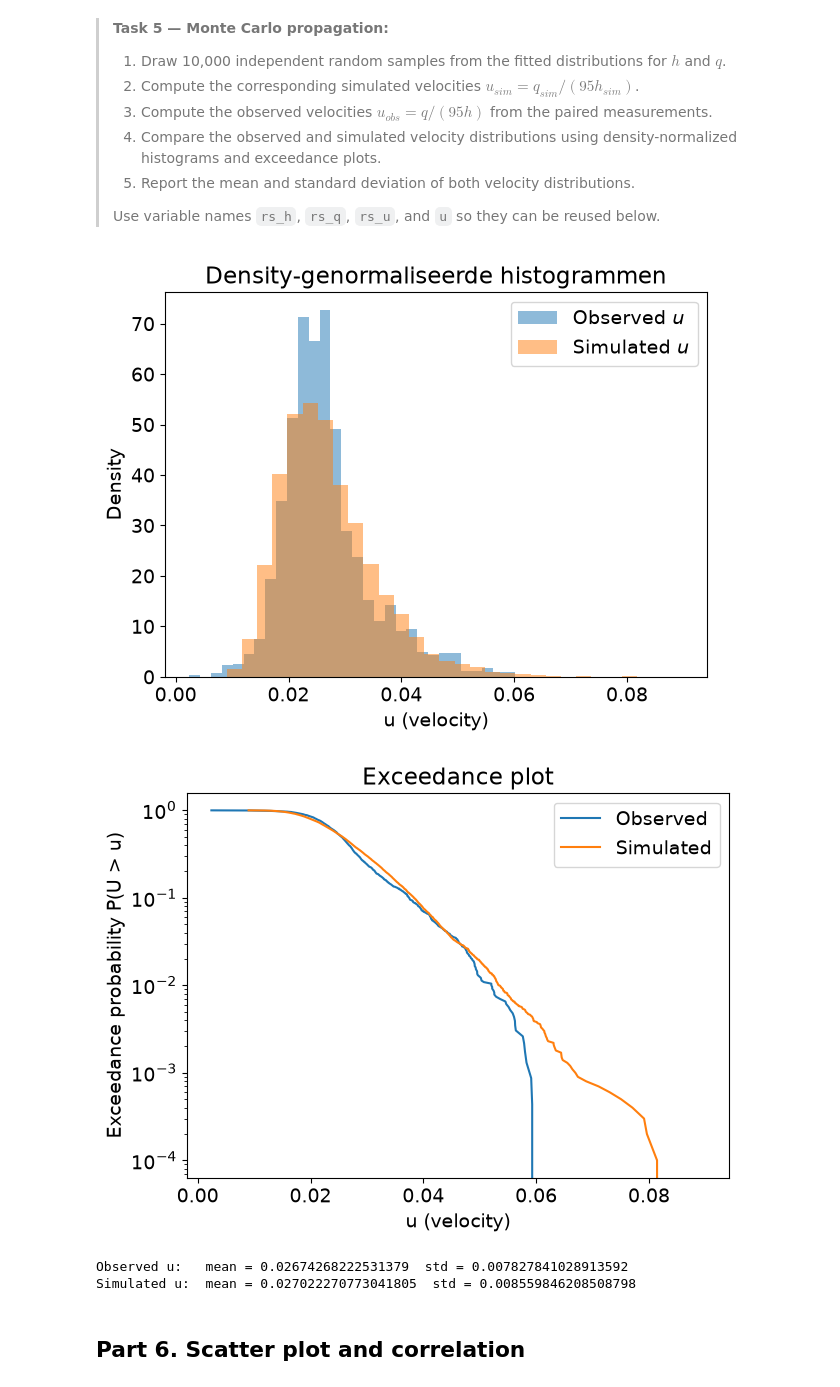
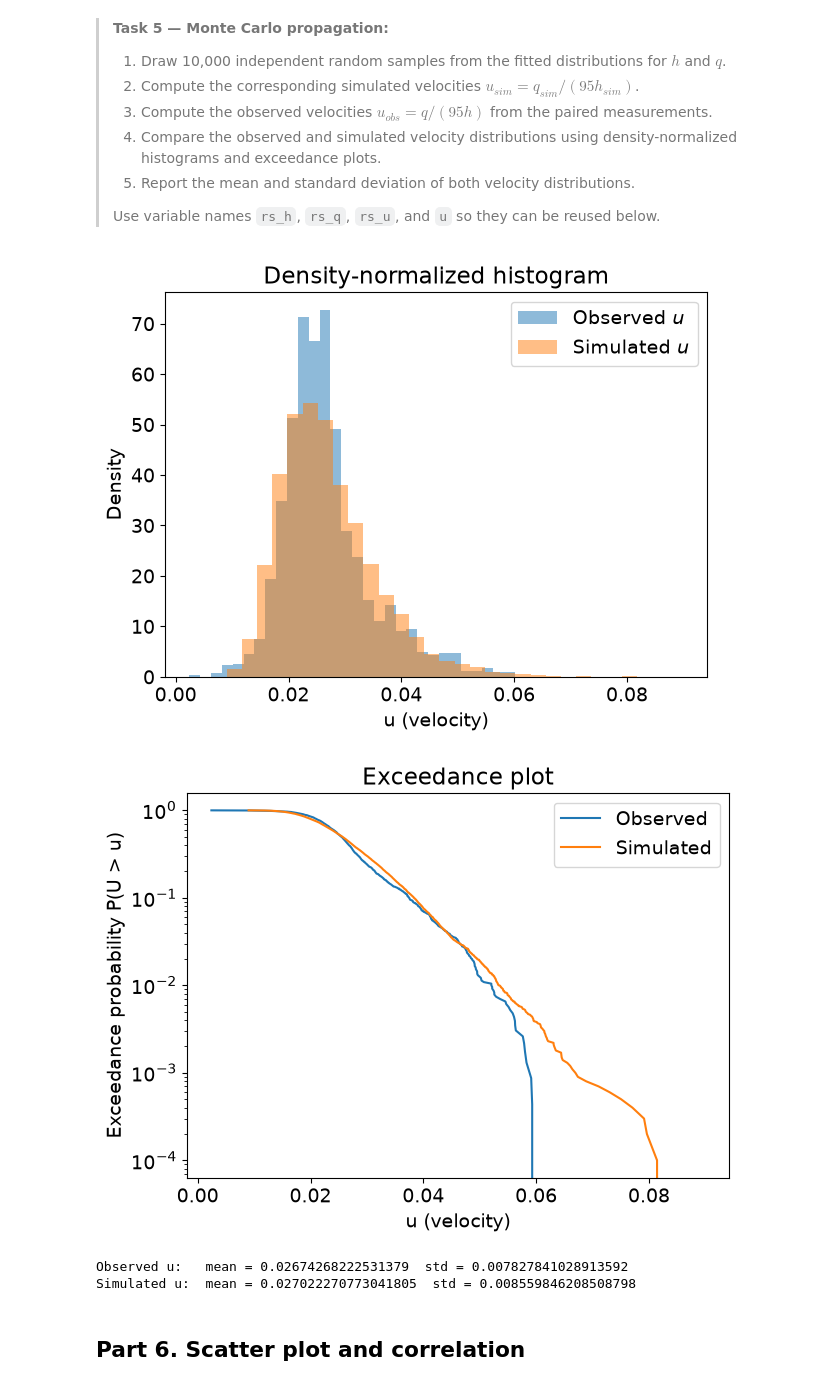
Before and after one commit to fanny200000/GA1.4, a Jupyter notebook: GA_1.4.ipynb, the cells around one changed output. Saved outputs shown, nothing was run; the diff lists cells and outputs as text; code cells hidden in the pictures.

```diff
--- a/GA_1.4.ipynb
+++ b/GA_1.4.ipynb
@@ -312,40 +312,40 @@ rs_u = rs_q / (95 * rs_h)
 
 u = q / (95 * h)
 
-# 4a. Density-genormaliseerde histogrammen
+# 4a. Density-normalized histogram
 plt.figure(figsize=(7,5))
 plt.hist(u, bins=30, density=True, alpha=0.5, label='Observed $u$')
 plt.hist(rs_u, bins=30, density=True, alpha=0.5, label='Simulated $u$')
 plt.xlabel('u (velocity)')
 plt.ylabel('Density')
 plt.legend()
-plt.title('Density-genormaliseerde histogrammen')
+plt.title('Density-normalized histogram')
 plt.show()
 
 # 4b. Exceedance plots (1 - ECDF)
 def exceedance(data):
     x = np.sort(data)
     p_exceed = 1 - np.arange(1, len(x)+1) / len(x)
     return x, p_exceed
 
 x_obs, p_obs = exceedance(u)
 x_sim, p_sim = exceedance(rs_u)
 
 plt.figure(figsize=(7,5))
 plt.plot(x_obs, p_obs, label='Observed')
 plt.plot(x_sim, p_sim, label='Simulated')
 plt.yscale('log')
 plt.xlabel('u (velocity)')
 plt.ylabel('Exceedance probability P(U > u)')
 plt.legend()
 plt.title('Exceedance plot')
 plt.show()
 
 # 5. Statistieken
 print("Observed u:   mean =", np.mean(u), " std =", np.std(u))
 print("Simulated u:  mean =", np.mean(rs_u), " std =", np.std(rs_u))
 # %% [output]
-[figure, old version]
+[figure, new version]
 [figure]
 Observed u:   mean = 0.02674268222531379  std = 0.007827841028913592
 Simulated u:  mean = 0.027022270773041805  std = 0.008559846208508798
```
Also changed, not shown: parts of 2 cells of this notebook.
